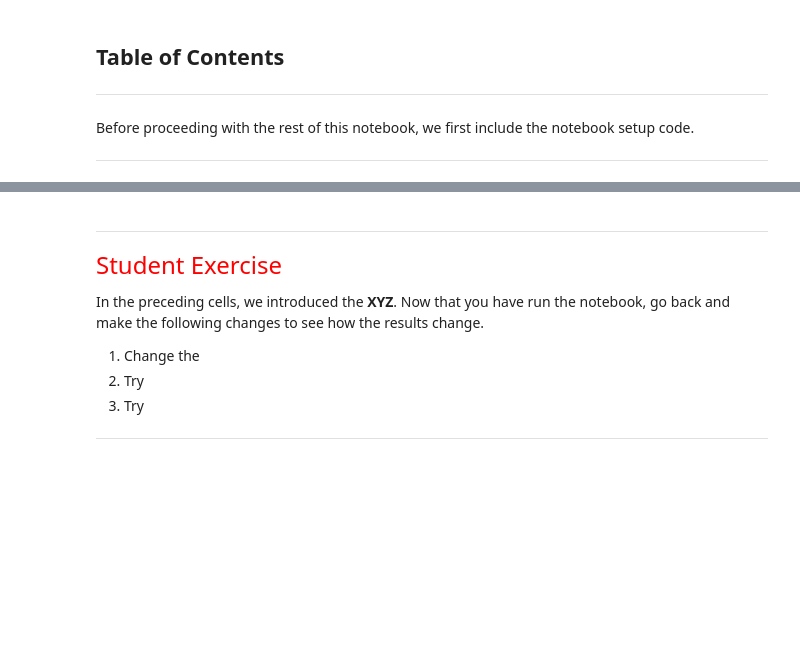
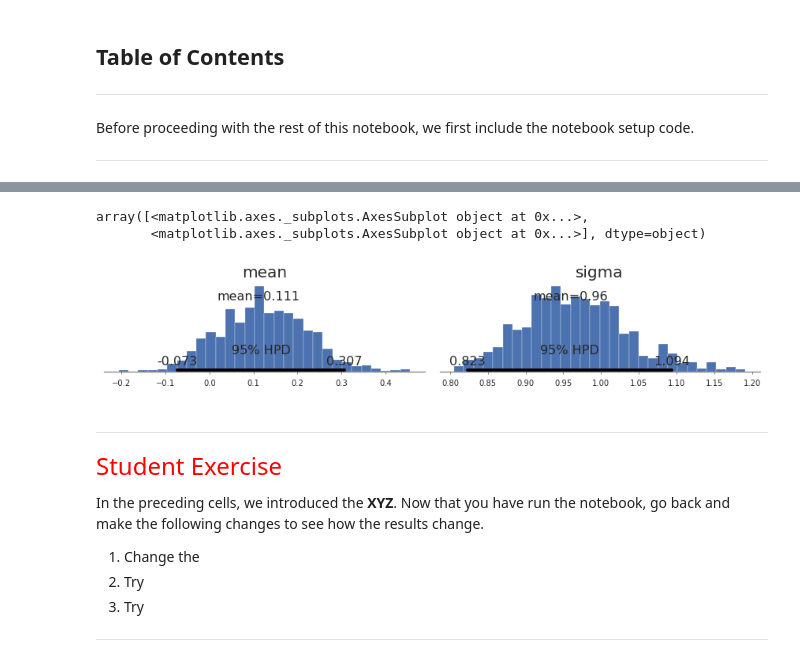
Before and after one commit to liweiweng/accy571-fa17, a Jupyter notebook: Module10/notebooks/intro2pp.ipynb, the cells around one changed output, grey strips where cells are left out. Cells and saved outputs as stored; diff of their text form; code cells hidden in the pictures; blank space fills up the shorter version.

```diff
--- a/Module10/notebooks/intro2pp.ipynb
+++ b/Module10/notebooks/intro2pp.ipynb
@@ -83,3 +107,9 @@ with pm.Model() as linear_model:
+# %%
+pm.plot_posterior(trace)
+# %% [output]
+array([<matplotlib.axes._subplots.AxesSubplot object at 0x...>,
+       <matplotlib.axes._subplots.AxesSubplot object at 0x...>], dtype=object)
+[figure, added]
 # %%
 import scipy.stats as sts
 
```
Also changed, not shown: parts of 10 cells of this notebook.
